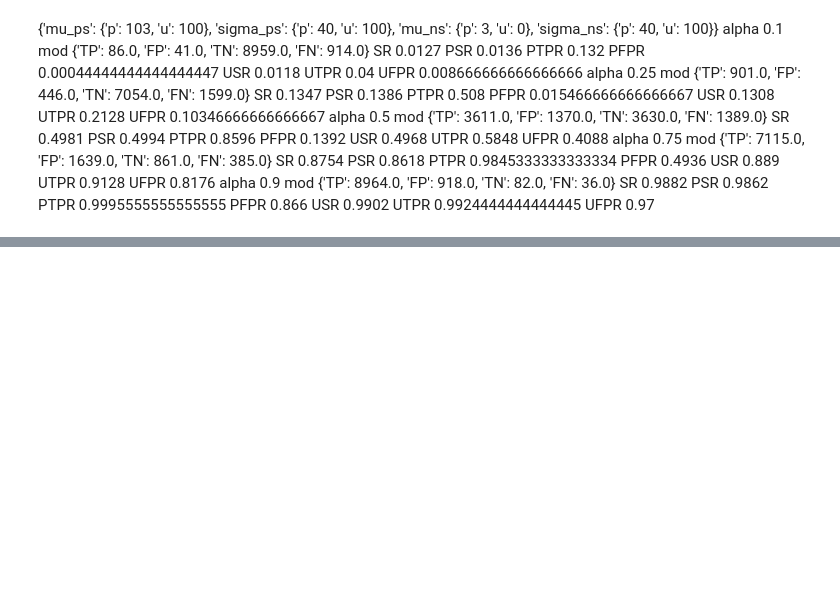
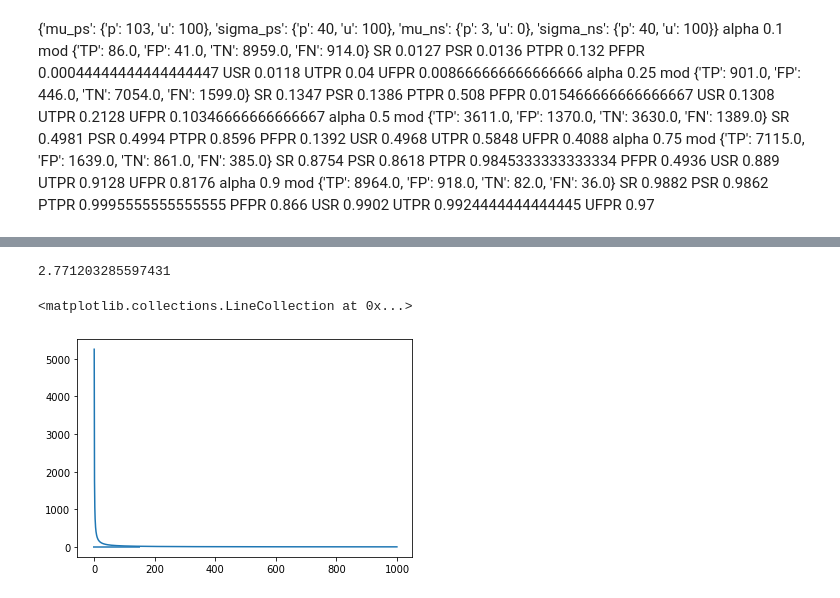
Before and after one commit to rakinhaider/Inherent-AI-Bias, a Jupyter notebook: notebooks/AAAI2021.ipynb, the cells around one changed output, grey strips where cells are left out. Cells and saved outputs as stored; diff of their text form; code cells hidden in the pictures; blank space fills up the shorter version.

```diff
--- a/notebooks/AAAI2021.ipynb
+++ b/notebooks/AAAI2021.ipynb
@@ -724,23 +722,27 @@ numerator / denominator
 # %% [markdown]
 ###### Experiment with r and $\Delta$
 # %%
-def get_selection_rate(sigma_1, delta, r, alpha, priv, is_tp):
-    sigma_2 = r * sigma_1
+def get_c123(sigma_1, sigma_2, delta):
     sigma_1_theta_sqr = sigma_1 ** 2 + delta ** 2 /16
     sigma_2_theta_sqr = sigma_2 ** 2 + delta ** 2 /16
 
-    c_alpha = np.log(alpha/(1-alpha))
-
-    numerator = delta**2 * (sigma_2_theta_sqr if priv else sigma_1_theta_sqr)
-    numerator = numerator + (1 if is_tp else -1) * 4 * sigma_1_theta_sqr * sigma_2_theta_sqr * c_alpha
-
     denominator = sigma_1_theta_sqr ** 2 * sigma_2 ** 2 + sigma_2_theta_sqr ** 2 * sigma_1 ** 2
     denominator = 2 * np.sqrt(2) * delta * np.sqrt(denominator)
+    c1 = delta**2 * sigma_2_theta_sqr / denominator
+    c3 = delta**2 * sigma_1_theta_sqr / denominator
+    c2 = 4 * sigma_1_theta_sqr * sigma_2_theta_sqr / denominator
 
-    # print(numerator, denominator)
-    # print((-1) ** (0 if is_tp else 1) * 0.5 * erf(numerator/denominator))
+    return c1, c2, c3
 
-    return 0.5 + (1 if is_tp else -1) * 0.5 * erf(numerator/denominator)
+def get_selection_rate(sigma_1, delta, r, alpha, priv, is_tp):
+    sigma_2 = r * sigma_1
+
+    c_alpha = np.log(alpha/(1-alpha))
+    c1, c2, c3 = get_c123(sigma_1, sigma_2, delta)
+    c = c1 if priv else c3
+    c = c + c2 * c_alpha if is_tp else c - c2 * c_alpha
+
+    return 0.5 + (1 if is_tp else -1) * 0.5 * erf(c)
 
 def h(sigma_1, delta, r, alpha):
     tp_priv = get_selection_rate(sigma_1, delta, r, alpha, True, True)
@@ -748,9 +750,6 @@ def h(sigma_1, delta, r, alpha):
     tp_unpriv = get_selection_rate(sigma_1, delta, r, alpha, False, True)
     fp_unpriv = get_selection_rate(sigma_1, delta, r, alpha, False, False)
 
-    # print(alpha * tp_priv + (1-alpha) * fp_priv)
-    # print(alpha * tp_unpriv + (1-alpha) * fp_unpriv)
-
     return alpha * (tp_priv - tp_unpriv) + (1-alpha) * (fp_priv - fp_unpriv)
 # %%
 sigma_1 = 2
@@ -955,0 +1015,16 @@ for sigma_1 in [40, 60, 80, 100, 120, 200, 300]:
+# %%
+sigma_1 = 1000
+sigma_2 = 2500
+
+c2s = {}
+for delta in range(5, 10000, 5):
+    _, c2, _ = get_c123(sigma_1, sigma_2, delta/10)
+    c2s[delta/10] = 2*c2
+
+print(min(c2s.values()))
+plt.plot(c2s.keys(), c2s.values())
+plt.hlines(1, -5, 150)
+# %% [output]
+2.771203285597431
+<matplotlib.collections.LineCollection at 0x...>
+[figure, added]
```
Also changed, not shown: parts of 19 cells of this notebook, 7 other files.
